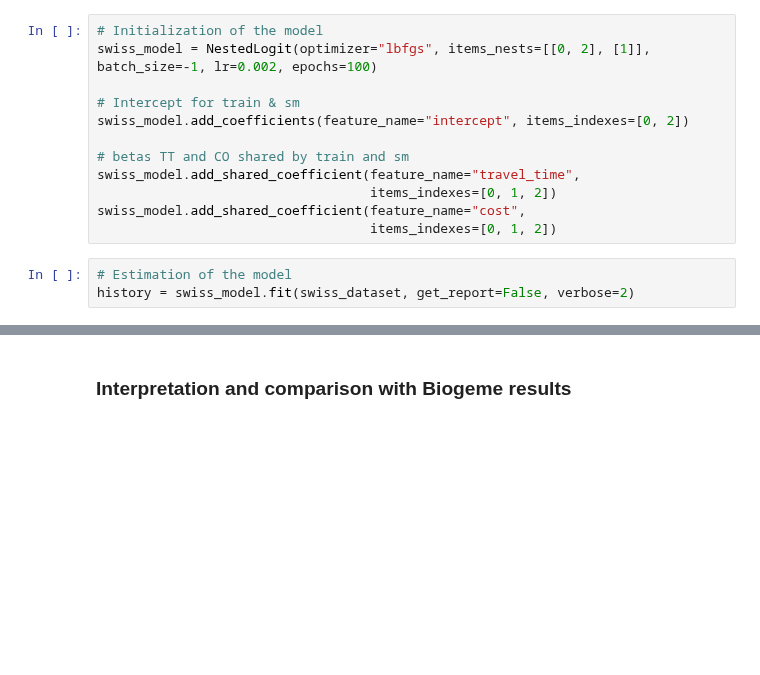
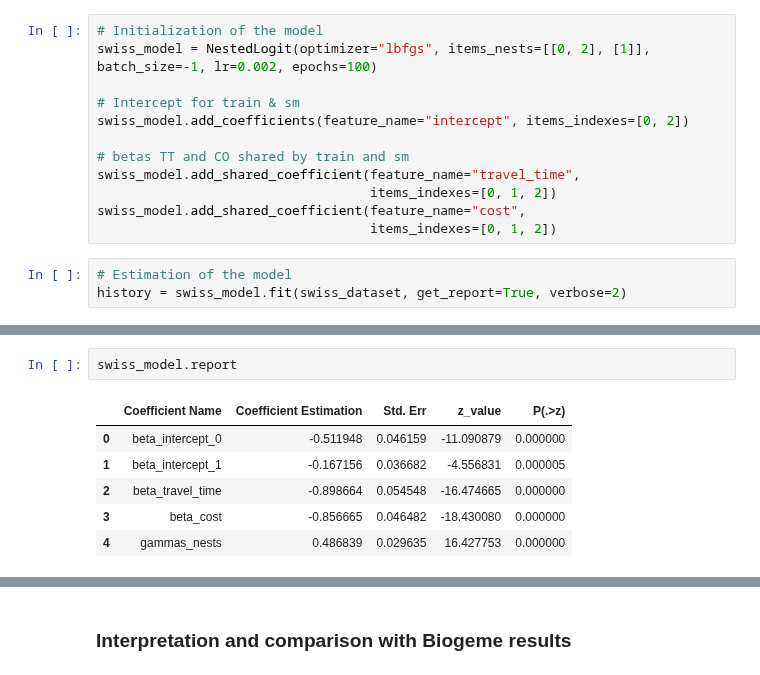
Before and after one commit to artefactory/choice-learn, a Jupyter notebook: notebooks/models/nested_logit.ipynb, the cells around one changed output, grey strips where cells are left out. Drawn from its saved outputs; the diff is of its cells as text; blank space fills up the shorter version.

```diff
--- a/notebooks/models/nested_logit.ipynb
+++ b/notebooks/models/nested_logit.ipynb
@@ -64,4 +78,4 @@ swiss_model.add_shared_coefficient(feature_name="cost",
                                    items_indexes=[0, 1, 2])
 # %%
 # Estimation of the model
-history = swiss_model.fit(swiss_dataset, get_report=False, verbose=2)
+history = swiss_model.fit(swiss_dataset, get_report=True, verbose=2)
@@ -68,3 +97,12 @@ history = swiss_model.fit(swiss_dataset, get_report=False, verbose=2)
+# %%
+swiss_model.report
+# %% [output]
+|  | Coefficient Name | Coefficient Estimation | Std. Err | z_value | P(.>z) |
+| 0 | beta_intercept_0 | -0.511948 | 0.046159 | -11.090879 | 0.000000 |
+| 1 | beta_intercept_1 | -0.167156 | 0.036682 | -4.556831 | 0.000005 |
+| 2 | beta_travel_time | -0.898664 | 0.054548 | -16.474665 | 0.000000 |
+| 3 | beta_cost | -0.856665 | 0.046482 | -18.430080 | 0.000000 |
+| 4 | gammas_nests | 0.486839 | 0.029635 | 16.427753 | 0.000000 |
 # %%
 # Looking at the weights
 swiss_model.trainable_weights
```
Also changed, not shown: parts of 27 cells of this notebook, 1 other file.
